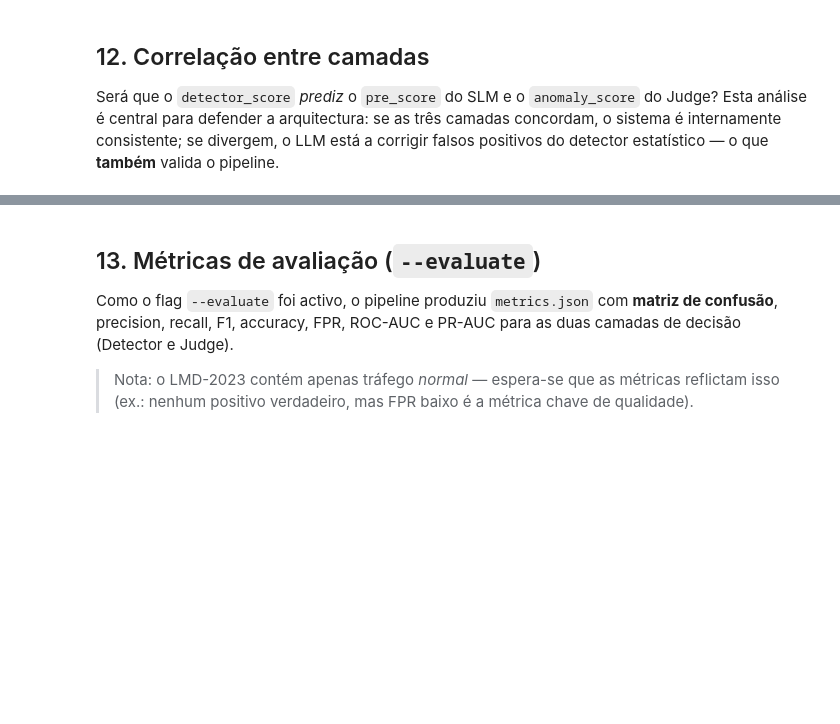
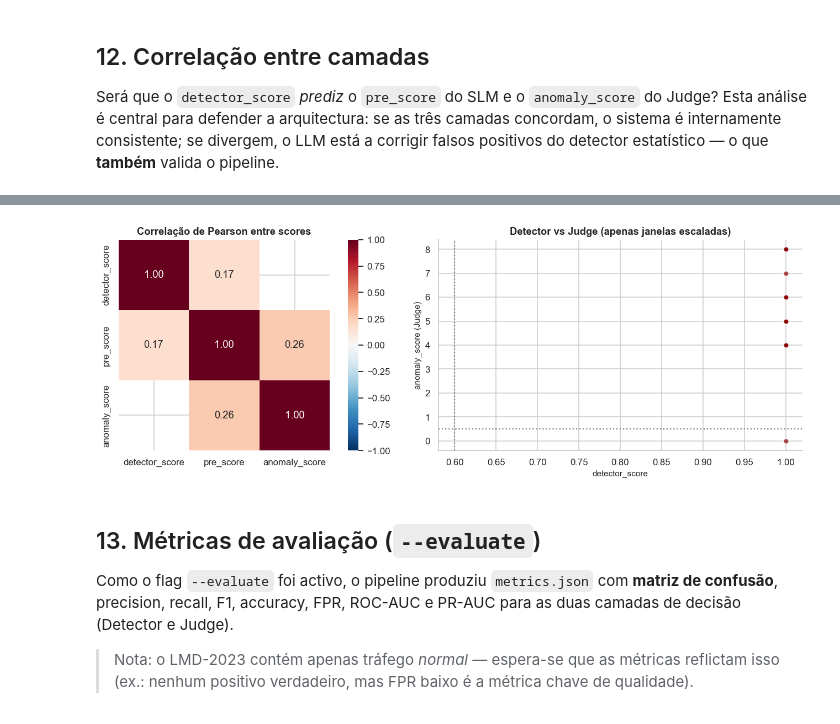
Before and after one commit to Phish-N-Chips25/Challange-3, a Jupyter notebook: DualSentinel/notebooks/defesa_lmd_full_report.ipynb, the cells around one changed output, grey strips where cells are left out. Cells and saved outputs as stored; diff of their text form; code cells hidden in the pictures; blank space fills up the shorter version.

```diff
--- a/DualSentinel/notebooks/defesa_lmd_full_report.ipynb
+++ b/DualSentinel/notebooks/defesa_lmd_full_report.ipynb
@@ -570,54 +635,60 @@ else:
 
 Será que o `detector_score` *prediz* o `pre_score` do SLM e o `anomaly_score` do Judge? Esta análise é central para defender a arquitectura: se as três camadas concordam, o sistema é internamente consistente; se divergem, o LLM está a corrigir falsos positivos do detector estatístico — o que **também** valida o pipeline.
 # %%
-key = "window_id" if "window_id" in wsdf.columns else "window_index"
-parts = [wsdf[[key, "detector_score"]] if "detector_score" in wsdf.columns else wsdf[[key]]]
+key = "window_start"
+parts = []
+if "detector_score" in wsdf.columns and key in wsdf.columns:
+    parts.append(wsdf[[key, "detector_score"]])
 if not sdf.empty and key in sdf.columns and "pre_score" in sdf.columns:
     parts.append(sdf[[key, "pre_score"]])
 if not jdf.empty and key in jdf.columns and "anomaly_score" in jdf.columns:
     parts.append(jdf[[key, "anomaly_score"]])
 
-merged = parts[0]
-for p in parts[1:]:
-    merged = merged.merge(p, on=key, how="left")
+if not parts:
+    print("Sem colunas de score disponíveis para correlação.")
+else:
+    merged = parts[0]
+    for p in parts[1:]:
+        merged = merged.merge(p, on=key, how="left")
 
-score_cols2 = [c for c in ["detector_score", "pre_score", "anomaly_score"]
-               if c in merged.columns]
-print(f"Janelas com pelo menos uma score : {len(merged)}")
-print(f"Sinais disponíveis              : {score_cols2}")
+    score_cols2 = [c for c in ["detector_score", "pre_score", "anomaly_score"]
+                   if c in merged.columns]
+    print(f"Janelas com pelo menos uma score : {len(merged)}")
+    print(f"Sinais disponíveis              : {score_cols2}")
 
-if len(score_cols2) >= 2:
-    corr = merged[score_cols2].corr(method="pearson")
+    if len(score_cols2) >= 2:
+        corr = merged[score_cols2].corr(method="pearson")
 
-    fig, axes = plt.subplots(1, 2, figsize=(13, 4.5))
-    if sns is not None:
-        sns.heatmap(corr, annot=True, cmap="RdBu_r", center=0, vmin=-1, vmax=1,
-                    fmt=".2f", square=True, ax=axes[0])
+        fig, axes = plt.subplots(1, 2, figsize=(13, 4.5))
+        if sns is not None:
+            sns.heatmap(corr, annot=True, cmap="RdBu_r", center=0, vmin=-1, vmax=1,
+                        fmt=".2f", square=True, ax=axes[0])
+        else:
+            im = axes[0].imshow(corr.values, cmap="RdBu_r", vmin=-1, vmax=1)
+            axes[0].set_xticks(range(len(score_cols2)))
+            axes[0].set_yticks(range(len(score_cols2)))
+            axes[0].set_xticklabels(score_cols2, rotation=30)
+            axes[0].set_yticklabels(score_cols2)
+            for i in range(len(score_cols2)):
+                for j in range(len(score_cols2)):
+                    axes[0].text(j, i, f"{corr.values[i,j]:.2f}", ha="center", va="center")
+            plt.colorbar(im, ax=axes[0])
+        axes[0].set_title("Correlação de Pearson entre scores")
+
+        # Scatter detector × judge
+        if "detector_score" in merged.columns and "anomaly_score" in merged.columns:
+            m2 = merged.dropna(subset=["detector_score", "anomaly_score"])
+            axes[1].scatter(m2["detector_score"], m2["anomaly_score"],
+                            c="darkred", alpha=0.7, edgecolor="white")
+            axes[1].set_xlabel("detector_score")
+            axes[1].set_ylabel("anomaly_score (Judge)")
+            axes[1].set_title("Detector vs Judge (apenas janelas escaladas)")
+            axes[1].axhline(0.5, color="grey", linestyle=":")
+            axes[1].axvline(threshold, color="grey", linestyle=":")
+        else:
+            axes[1].axis("off")
+        plt.tight_layout()
+        plt.show()
     else:
-        im = axes[0].imshow(corr.values, cmap="RdBu_r", vmin=-1, vmax=1)
-        axes[0].set_xticks(range(len(score_cols2)))
-        axes[0].set_yticks(range(len(score_cols2)))
-        axes[0].set_xticklabels(score_cols2, rotation=30)
-        axes[0].set_yticklabels(score_cols2)
-        for i in range(len(score_cols2)):
-            for j in range(len(score_cols2)):
-                axes[0].text(j, i, f"{corr.values[i,j]:.2f}", ha="center", va="center")
-        plt.colorbar(im, ax=axes[0])
-    axes[0].set_title("Correlação de Pearson entre scores")
-
-    # Scatter detector × judge
-    if "detector_score" in merged.columns and "anomaly_score" in merged.columns:
-        m2 = merged.dropna(subset=["detector_score", "anomaly_score"])
-        axes[1].scatter(m2["detector_score"], m2["anomaly_score"],
-                        c="darkred", alpha=0.7, edgecolor="white")
-        axes[1].set_xlabel("detector_score")
-        axes[1].set_ylabel("anomaly_score (Judge)")
-        axes[1].set_title("Detector vs Judge (apenas janelas escaladas)")
-        axes[1].axhline(0.5, color="grey", linestyle=":")
-        axes[1].axvline(threshold, color="grey", linestyle=":")
-    else:
-        axes[1].axis("off")
-    plt.tight_layout()
-    plt.show()
-else:
-    print("Não há scores suficientes para correlação cruzada.")
+        print("Não há scores suficientes para correlação cruzada.")
+# %% [output]
@@ -624,3 +697,4 @@ else:
+[figure, added]
 # %% [markdown]
 ## 13. Métricas de avaliação (`--evaluate`)
 
```
Also changed, not shown: parts of 10 cells of this notebook.
